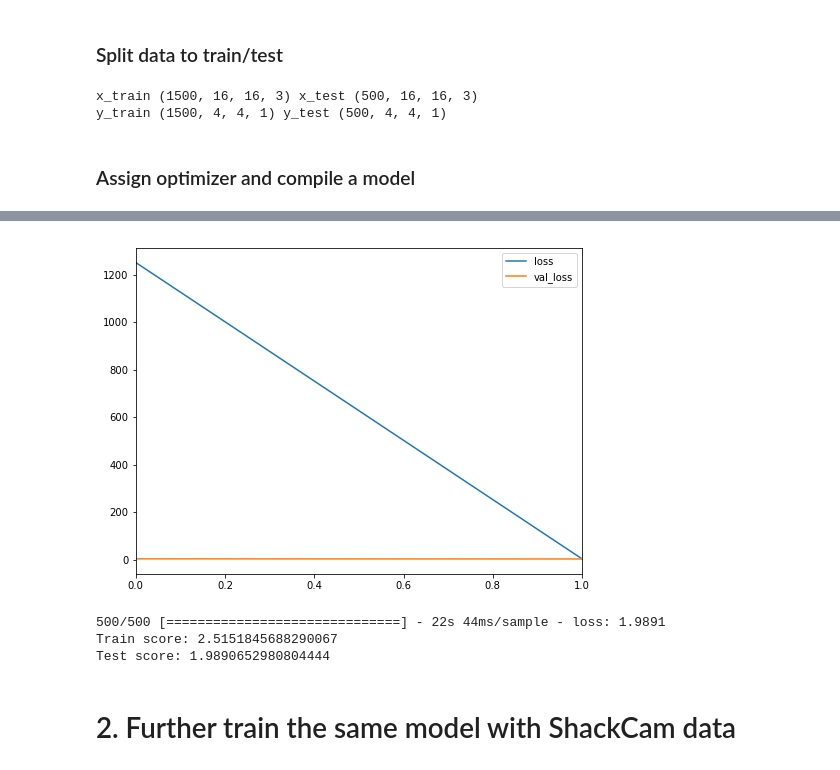
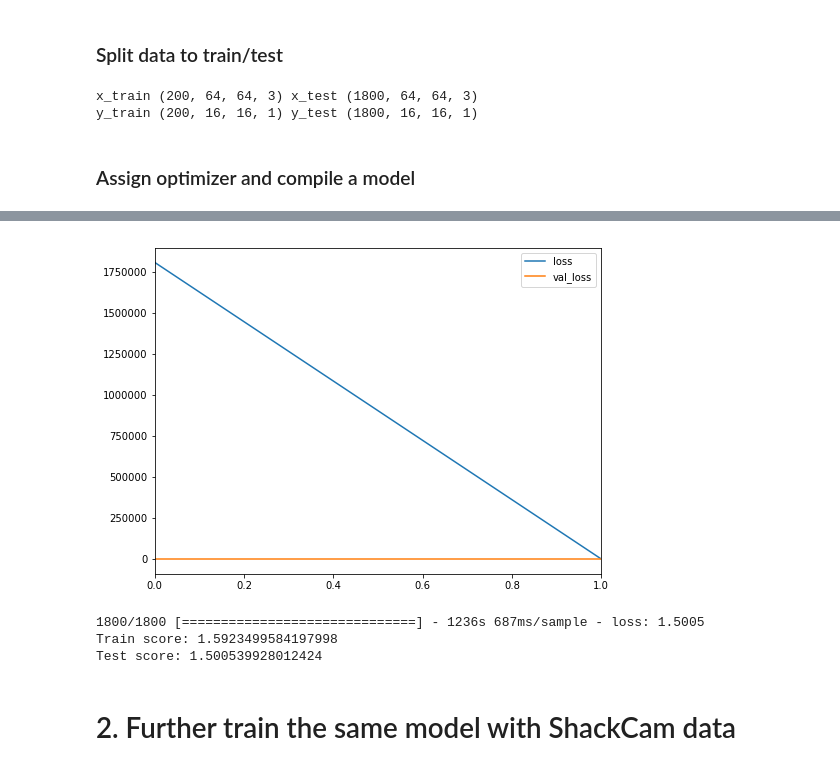
Before and after one commit to philkim72/DeepShack, a Jupyter notebook: train.ipynb, the cells around one changed output, grey strips where cells are left out. Cells and saved outputs as stored; diff of their text form; code cells hidden in the pictures.

Commit message:
First fully trained version

```diff
--- a/train.ipynb
+++ b/train.ipynb
@@ -20,7 +20,7 @@ from image_handlers import ImageLoader
 # %% [markdown]
 ### Load mall data
 # %%
-new_shape = 16
+new_shape = 64
 
 mall = ImageLoader(new_shape=new_shape, image_dir='data/mall')
 mall.load_train_data()
@@ -56,17 +56,18 @@ ________________________________________________________________________________
 # %% [markdown]
 ###  Split data to train/test
 # %%
-x_train, x_test, y_train, y_test = train_test_split(mall.org_img, mall.gaussian_img)
+train_size = 0.1
+
+x_train, x_test, y_train, y_test = train_test_split(mall.org_img, mall.gaussian_img, train_size=train_size)
 print('x_train', x_train.shape, 'x_test', x_test.shape)
 print('y_train', y_train.shape, 'y_test', y_test.shape)
 # %% [output]
-x_train (1500, 16, 16, 3) x_test (500, 16, 16, 3)
-y_train (1500, 4, 4, 1) y_test (500, 4, 4, 1)
+x_train (200, 64, 64, 3) x_test (1800, 64, 64, 3)
+y_train (200, 16, 16, 1) y_test (1800, 16, 16, 1)
 # %% [markdown]
 ### Assign optimizer and compile a model
 # %%
-# model.train(x_train, y_train, epochs=10, batch_size=16)
-model.train(x_test, y_test, epochs=2, batch_size=16)
+model.train(x_train, y_train, epochs=2, batch_size=16)
 # %% [output]
 WARNING:tensorflow:From /Users/Ikkei/anaconda3/envs/dl/lib/python3.6/site-packages/tensorflow/python/keras/utils/losses_utils.py:170: to_float (from tensorflow.python.ops.math_ops) is deprecated and w ...
 Instructions for updating:
@@ -82,10 +83,10 @@ Epoch 2/2
-[figure, old version]
+[figure, new version]
 # %%
 model.evaluate(x_test, y_test)
 # %% [output]
-500/500 [==============================] - 22s 44ms/sample - loss: 1.9891
-Train score: 2.5151845688290067
-Test score: 1.9890652980804444
+1800/1800 [==============================] - 1236s 687ms/sample - loss: 1.5005
+Train score: 1.5923499584197998
+Test score: 1.500539928012424
 # %% [markdown]
 # 2. Further train the same model with ShackCam data
 # %% [markdown]
```
Also changed, not shown: parts of 12 cells of this notebook.
